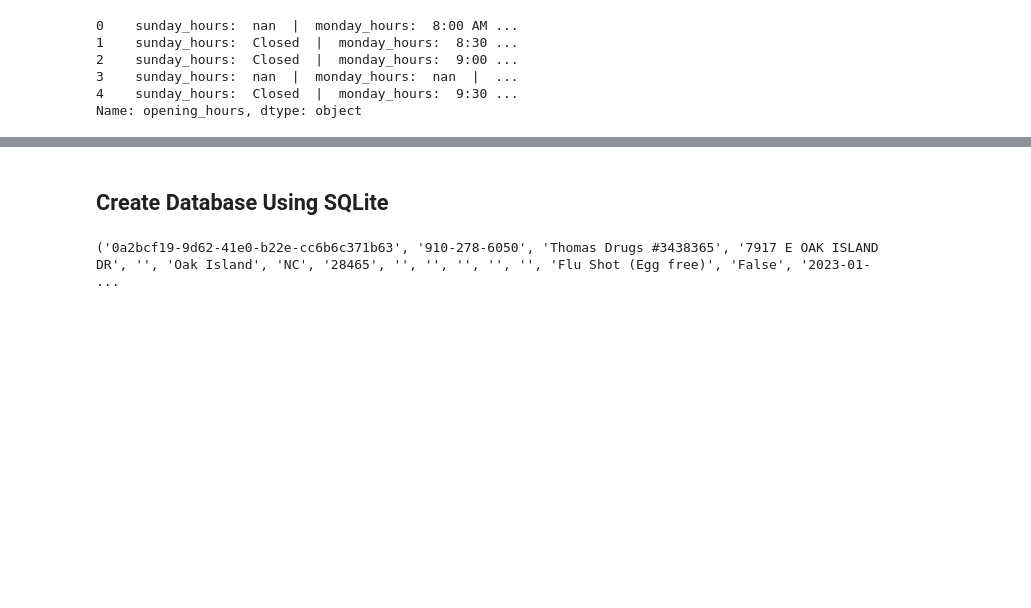
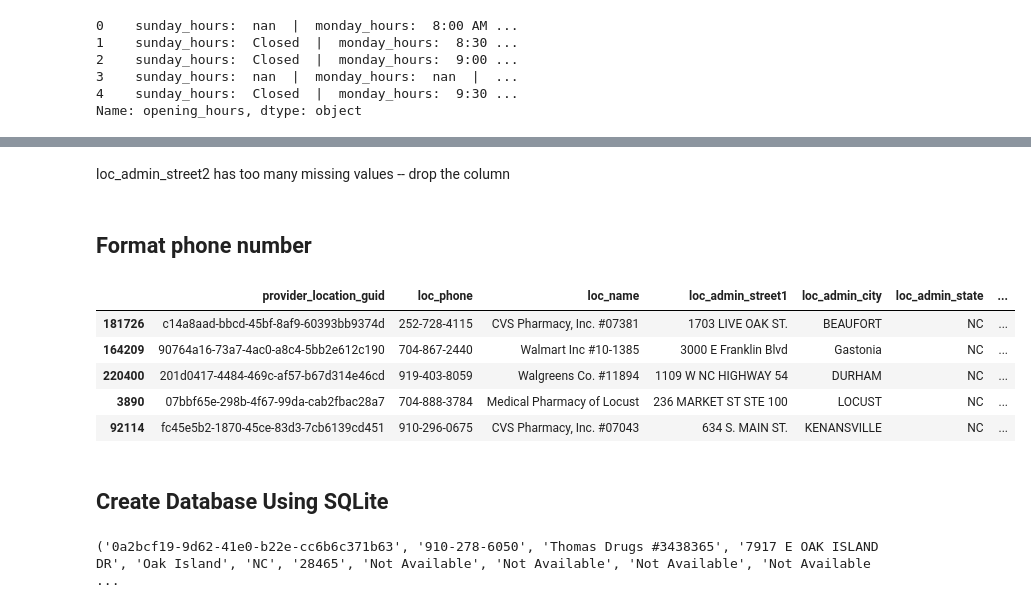
Before and after one commit to YunanLiu06/Biostats821_Final_Project, a Jupyter notebook: EDA_create_db.ipynb, the cells around one changed output, grey strips where cells are left out. Cells and saved outputs as stored; diff of their text form; code cells hidden in the pictures; blank space fills up the shorter version.

```diff
--- a/EDA_create_db.ipynb
+++ b/EDA_create_db.ipynb
@@ -185,0 +210,27 @@ vac_NC.to_csv('vaccines_NC.csv', index=False)
+# %% [markdown]
+loc_admin_street2 has too many missing values -- drop the column
+# %%
+vac_NC = vac_NC.drop(['loc_admin_street2'], axis=1)
+# %%
+# replace missing values as "Not Available"
+vac_NC['pre_screen'] = vac_NC['pre_screen'].fillna('Not Available')
+vac_NC['provider_notes'] = vac_NC['provider_notes'].fillna('Not Available')
+vac_NC['web_address'] = vac_NC['web_address'].fillna('Not Available')
+vac_NC['insurance_accepted'] = vac_NC['insurance_accepted'].fillna('Not Available')
+vac_NC['walkins_accepted'] = vac_NC['walkins_accepted'].fillna('Not Available')
+
+assert vac_NC.isnull().sum().sum() == 0
+# %% [markdown]
+## Format phone number
+# %%
+# format phone number as xxx-xxx-xxxx
+vac_NC['loc_phone'] = vac_NC['loc_phone'].str.extractall(r'(\d)').unstack().apply(lambda x: ''.join(x), axis=1)
+vac_NC['loc_phone'] = vac_NC['loc_phone'].str.replace(r'(\d{3})(\d{3})(\d{4})', r'\1-\2-\3')
+vac_NC.sample(5)
+# %% [output]
+|  | provider_location_guid | loc_phone | loc_name | loc_admin_street1 | loc_admin_city | loc_admin_state | ... |
+| 181726 | c14a8aad-bbcd-45bf-8af9-60393bb9374d | 252-728-4115 | CVS Pharmacy, Inc. #07381 | 1703 LIVE OAK ST. | BEAUFORT | NC | ... |
+| 164209 | 90764a16-73a7-4ac0-a8c4-5bb2e612c190 | 704-867-2440 | Walmart Inc #10-1385 | 3000 E Franklin Blvd | Gastonia | NC | ... |
+| 220400 | 201d0417-4484-469c-af57-b67d314e46cd | 919-403-8059 | Walgreens Co. #11894 | 1109 W NC HIGHWAY 54 | DURHAM | NC | ... |
+| 3890 | 07bbf65e-298b-4f67-99da-cab2fbac28a7 | 704-888-3784 | Medical Pharmacy of Locust | 236 MARKET ST STE 100 | LOCUST | NC | ... |
+| 92114 | fc45e5b2-1870-45ce-83d3-7cb6139cd451 | 910-296-0675 | CVS Pharmacy, Inc. #07043 | 634 S. MAIN ST. | KENANSVILLE | NC | ... |
@@ -211,10 +265,10 @@ connection.commit()
 connection.close()
 # %%
 # select data from the table
-connection = sqlite3.connect("Flu_Vaccines_Provider_NC.db")
+connection = sqlite3.connect("F:/Duke MIDS/821/assignment/final_proj/Biostats821_Final_Project/database/Flu_Vaccines_Provider_NC.db")
 cursor = connection.cursor()
 cursor.execute("SELECT * FROM Vaccines LIMIT 5")
 data = cursor.fetchall()
 print(data[0])
 # %% [output]
-('0a2bcf19-9d62-41e0-b22e-cc6b6c371b63', '910-278-6050', 'Thomas Drugs #3438365', '7917 E OAK ISLAND DR', '', 'Oak Island', 'NC', '28465', '', '', '', '', '', 'Flu Shot (Egg free)', 'False', '2023-01- ...
+('0a2bcf19-9d62-41e0-b22e-cc6b6c371b63', '910-278-6050', 'Thomas Drugs #3438365', '7917 E OAK ISLAND DR', 'Oak Island', 'NC', '28465', 'Not Available', 'Not Available', 'Not Available', 'Not Available ...
```
Also changed, not shown: parts of 17 cells of this notebook, 4 other files.
